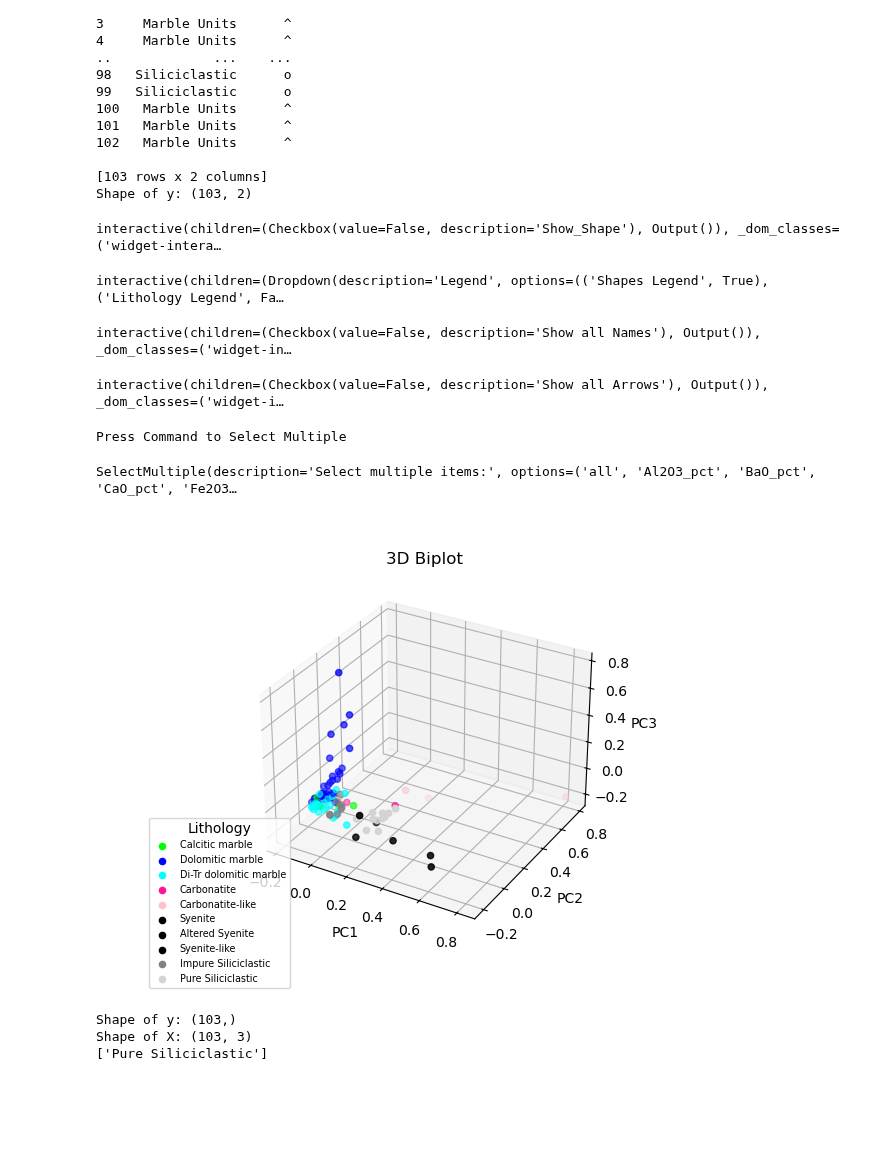
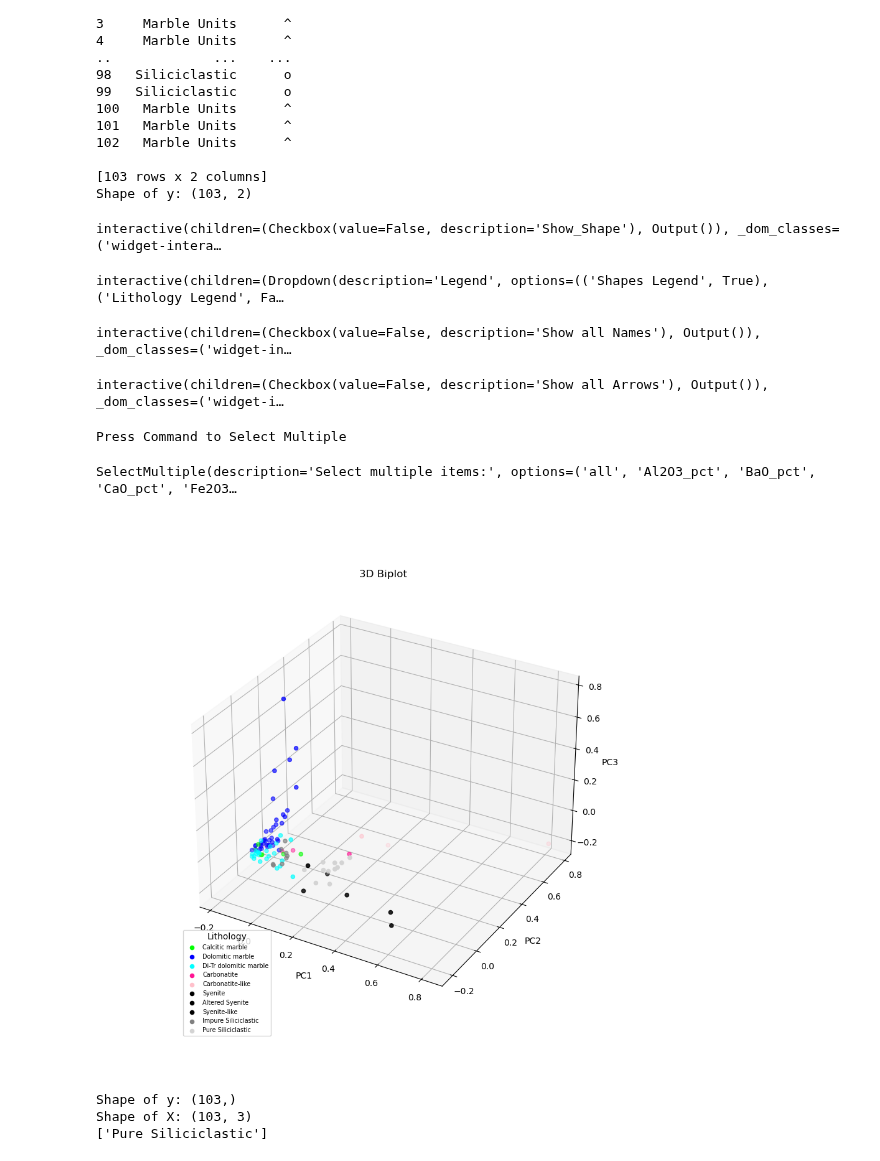
Before and after one commit to TigerFan2029/AIMinex, a Jupyter notebook: pca_mineral1.ipynb, the cells around one changed output. Cells and saved outputs as stored; diff of their text form; code cells hidden in the pictures; blank space fills up the shorter version.

```diff
--- a/pca_mineral1.ipynb
+++ b/pca_mineral1.ipynb
@@ -312,7 +312,7 @@ from matplotlib import pyplot
 
 
 # Initialize the 3D graph
-fig = plt.figure()
+fig = plt.figure(figsize=(9, 9))
 ax = fig.add_subplot(111, projection='3d')
 
 # Define scaled features as arrays
@@ -323,11 +323,18 @@ zdata = pca_df_scaled['PC3']
 
 # Plot 3D scatterplot of PCA
 
+#df = pd.read_excel(file_path, sheet_name=sheet_name)
+#description = df.iloc[:, 0]
+
+descriptions = []
 shapes1 = []
 for i in range(len(df)):
     shape1 = ax.scatter3D(xdata[i], ydata[i], zdata[i], c=dc['Color'][i], marker=ds["Shapes"][i])
     shapes1.append(shape1)
+    #text = ax.text(xdata[i], ydata[i], zdata[i], description[i], size=10, zorder=1, color='k')
+    #descriptions.append(text)
 
+#descriptions
 dots = ax.scatter3D(xdata, ydata, zdata, c=dc['Color'])
 dots.set_visible(True)
 
@@ -360,8 +367,8 @@ for shape, shapes in color_map1.items():
     handle2.append(l2)
     label2.append(shape)
 
-legend1 = pyplot.legend(handle1, label1, bbox_to_anchor=(0.15, 0.35), title='Lithology', fontsize='x-small')
-legend2 = pyplot.legend(handle2, label2, bbox_to_anchor=(0.15, 0.35), title='Shapes', fontsize='x-small')
+legend1 = pyplot.legend(handle1, label1, bbox_to_anchor=(0.03, 0.2), title='Lithology', fontsize='x-small')
+legend2 = pyplot.legend(handle2, label2, bbox_to_anchor=(0.03, 0.2), title='Shapes', fontsize='x-small')
 ax.add_artist(legend1)
 ax.add_artist(legend2)
 
@@ -394,12 +401,7 @@ plt.title(f'3D Biplot')
 ax.set_xlabel('PC1')#, rotation=150)
 ax.set_ylabel('PC2')
 ax.set_zlabel('PC3')#, rotation=60)
-plt.savefig('3D_biplot.svg')
-
-
-
-
-
+#plt.savefig('3D_biplot.svg')
 
 
 
@@ -415,7 +417,7 @@ y_arr = z_arr = x_arr
 #show_arrows = ax.quiver(x_arr[indx], y_arr[indx], z_arr[indx], xs[indx], ys[indx], zs[indx],color='r')
 for i, name in enumerate(df.columns):
     ip = df.columns.get_loc(name)
-    arrow = ax.quiver(x_arr[ip], y_arr[ip], z_arr[ip], xs[ip], ys[ip], zs[ip], color='r')
+    arrow = ax.quiver(x_arr[ip], y_arr[ip], z_arr[ip], xs[ip], ys[ip], zs[ip], color='r', arrow_length_ratio = 0.1, linewidth=0.5)
     arrow_list.append(arrow)
 
 def findarrow(change):
@@ -432,7 +434,7 @@ namelist = []
 for i , names in enumerate(show_names):
     ip=indx[i]
     #ax.scatter(xs[ip], ys[ip], zs[ip], s=100)
-    n = ax.text(xs[ip], ys[ip], zs[ip], names)#add 0.05 to each later
+    n = ax.text(xs[ip]+0.02, ys[ip]+0.02, zs[ip]+0.02, names, fontsize='small')
     namelist.append(n)
 
 show_name_checkbox = widgets.Checkbox(value=False, description='Show all Names')
@@ -470,34 +472,34 @@ def findname_specific(change):
 interact(findname, show_name=show_name_checkbox)
 interact(findarrow, change=all_arrow_checkbox)
 
 options = ['all','Al2O3_pct','BaO_pct','CaO_pct','Fe2O3_pct','K2O_pct',
            'MgO_pct','MnO_pct','Na2O_pct','P2O5_pct','SiO2_pct',
            'SrO_ppm','TiO2_pct','LOI_pct','Ce_ppm','Cs_ppm','Dy_ppm',
            'Er_ppm','Eu_ppm','Ga_ppm','Gd_ppm','Hf_ppm','Ho_ppm',
            'La_ppm','Lu_ppm','Nb_ppm','Nd_ppm','Pr_ppm','Rb_ppm',
            'Sm_ppm','Sn_ppm','Ta_ppm','Tb_ppm','Th_ppm','Tm_ppm',
            'U_ppm','V_ppm','Y_ppm','Yb_ppm','Zr_ppm','As_ppm',
            'Bi_ppm','Hg_ppm','In_ppm','Re_ppm','Sb_ppm','Sc_ppm',
            'Se_ppm','Tl_ppm','Ag_ppm','Cd_ppm','Co_ppm','Cu_ppm',
            'Li_ppm','Mo_ppm','Ni_ppm','Pb_ppm','Zn_ppm','C_pct','S_pct',]
 
 select_multiple = widgets.SelectMultiple(
     options=options,
     value=[],
     description='Select multiple items:'
 )
 select_multiple.observe(findname_specific, 'value')
 print ('Press Command to Select Multiple')
 
 display(select_multiple)
 # %% [output]
 interactive(children=(Checkbox(value=False, description='Show_Shape'), Output()), _dom_classes=('widget-intera…
 interactive(children=(Dropdown(description='Legend', options=(('Shapes Legend', True), ('Lithology Legend', Fa…
 interactive(children=(Checkbox(value=False, description='Show all Names'), Output()), _dom_classes=('widget-in…
 interactive(children=(Checkbox(value=False, description='Show all Arrows'), Output()), _dom_classes=('widget-i…
 Press Command to Select Multiple
 SelectMultiple(description='Select multiple items:', options=('all', 'Al2O3_pct', 'BaO_pct', 'CaO_pct', 'Fe2O3…
-[figure, old version]
+[figure, new version]
 # %%
 from sklearn.svm import SVC
 from sklearn.pipeline import make_pipeline
```
Also changed, not shown: parts of 10 cells of this notebook.
